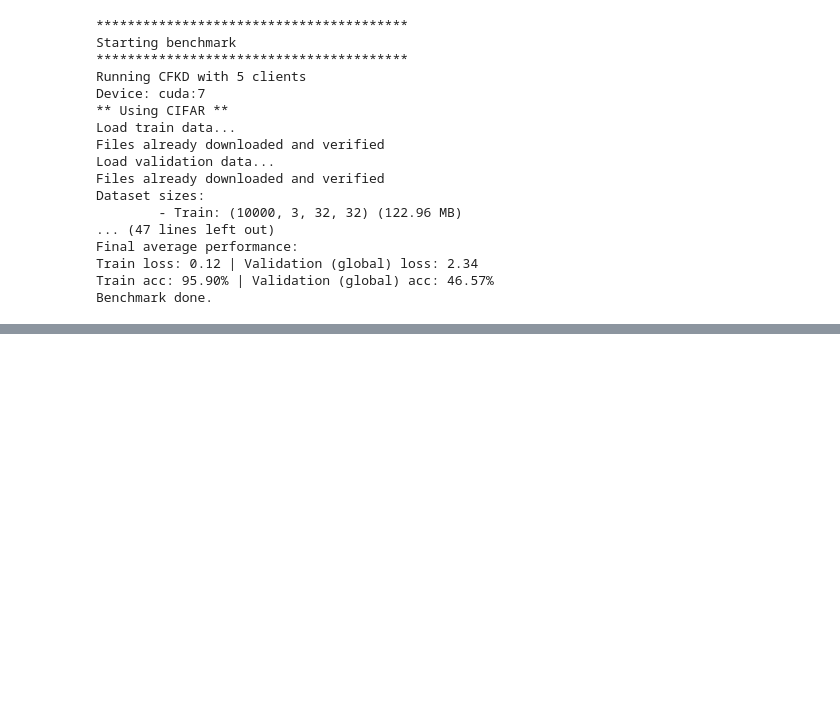
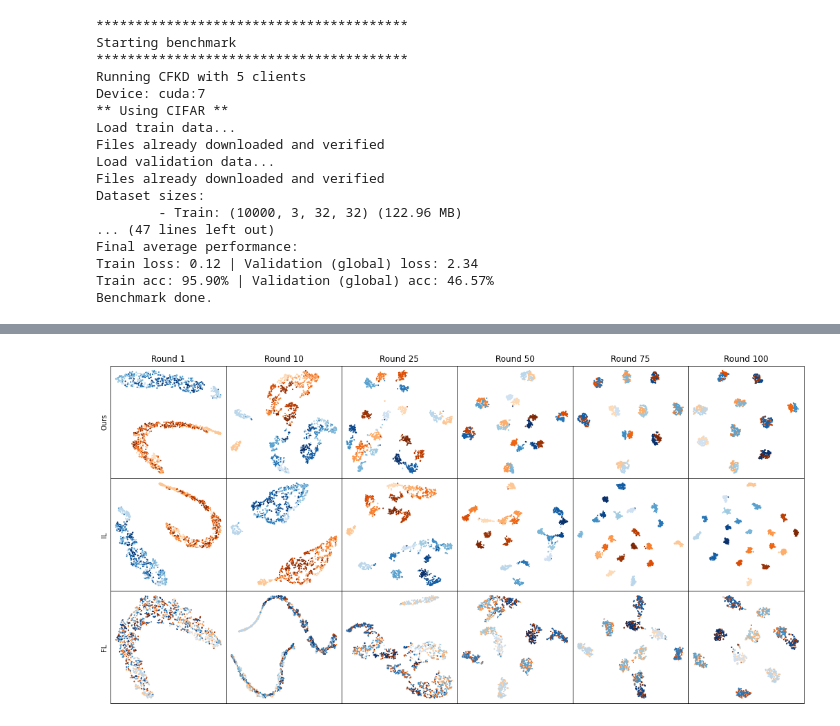
Before and after one commit to jingax/Multi-Fed, a Jupyter notebook: Figures.ipynb, the cells around one changed output, grey strips where cells are left out. Drawn from its saved outputs; the diff is of its cells as text; code cells hidden in the pictures; blank space fills up the shorter version.

```diff
--- a/Figures.ipynb
+++ b/Figures.ipynb
@@ -496,0 +449,11 @@ TypeError: randint() missing 1 required positional argument: 'b'
+# %%
+# Single figure
+r_list = [1, 10, 25, 50, 75, 100]
+fig, axs = plt.subplots(3, len(r_list), figsize=(3*len(r_list), 3*3))
+plt.subplots_adjust(hspace=0, wspace=0)
+[axs[0,i].set_title("Round {}".format(r)) for i, r in enumerate(r_list)]
+tracker.plot_tSNE(r_list=r_list, title="Ours", fig_axs=(fig, axs[0,:]))
+tracker_il.plot_tSNE(r_list=r_list, title="IL", fig_axs=(fig, axs[1,:]))
+tracker_fl.plot_tSNE(r_list=r_list, title="FL", savepath="./saves/paper/MNIST_N2_R100/tSNE.png", fig_axs=(fig, axs[2,:]))
+# %% [output]
+[figure, added]
```
Also changed, not shown: parts of 25 cells of this notebook, 2 other files.
